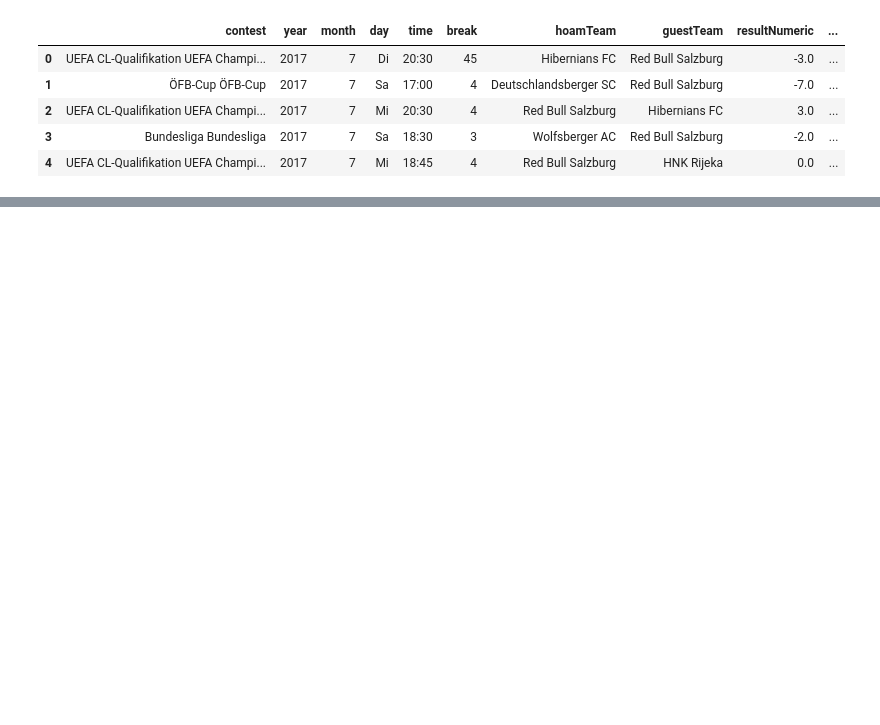
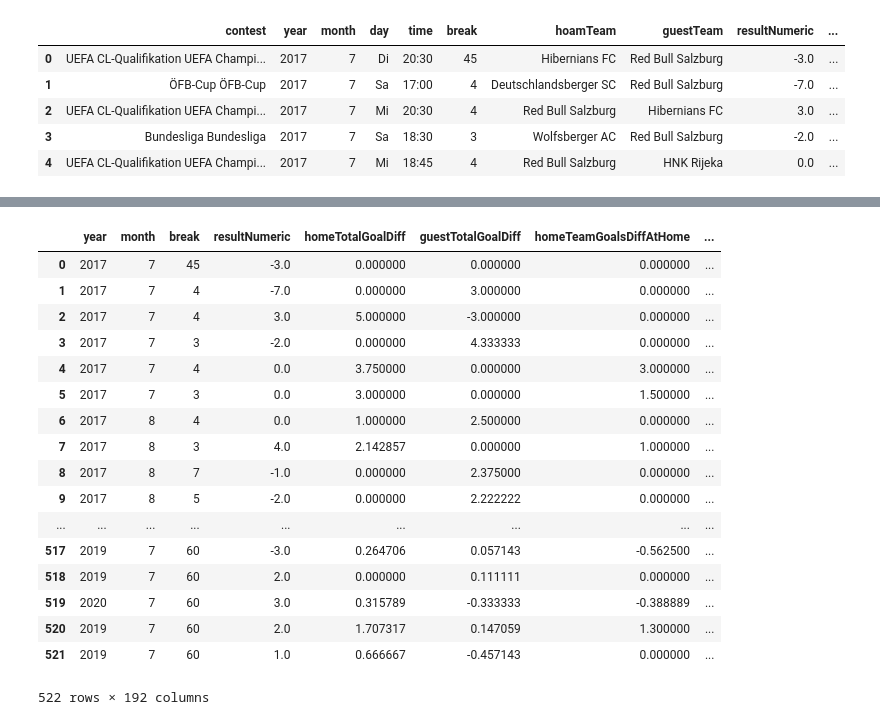
Before and after one commit to thomashon/football-prediction, a Jupyter notebook: test-jupyter.ipynb, the cells around one changed output, grey strips where cells are left out. Drawn from its saved outputs; the diff is of its cells as text; code cells hidden in the pictures; blank space fills up the shorter version.

```diff
--- a/test-jupyter.ipynb
+++ b/test-jupyter.ipynb
@@ -36,3 +50,24 @@ df.shape
+# %%
+df
+# %% [output]
+|  | year | month | break | resultNumeric | homeTotalGoalDiff | guestTotalGoalDiff | homeTeamGoalsDiffAtHome | ... |
+| 0 | 2017 | 7 | 45 | -3.0 | 0.000000 | 0.000000 | 0.000000 | ... |
+| 1 | 2017 | 7 | 4 | -7.0 | 0.000000 | 3.000000 | 0.000000 | ... |
+| 2 | 2017 | 7 | 4 | 3.0 | 5.000000 | -3.000000 | 0.000000 | ... |
+| 3 | 2017 | 7 | 3 | -2.0 | 0.000000 | 4.333333 | 0.000000 | ... |
+| 4 | 2017 | 7 | 4 | 0.0 | 3.750000 | 0.000000 | 3.000000 | ... |
+| 5 | 2017 | 7 | 3 | 0.0 | 3.000000 | 0.000000 | 1.500000 | ... |
+| 6 | 2017 | 8 | 4 | 0.0 | 1.000000 | 2.500000 | 0.000000 | ... |
+| 7 | 2017 | 8 | 3 | 4.0 | 2.142857 | 0.000000 | 1.000000 | ... |
+| 8 | 2017 | 8 | 7 | -1.0 | 0.000000 | 2.375000 | 0.000000 | ... |
+| 9 | 2017 | 8 | 5 | -2.0 | 0.000000 | 2.222222 | 0.000000 | ... |
+| ... | ... | ... | ... | ... | ... | ... | ... | ... |
+| 517 | 2019 | 7 | 60 | -3.0 | 0.264706 | 0.057143 | -0.562500 | ... |
+| 518 | 2019 | 7 | 60 | 2.0 | 0.000000 | 0.111111 | 0.000000 | ... |
+| 519 | 2020 | 7 | 60 | 3.0 | 0.315789 | -0.333333 | -0.388889 | ... |
+| 520 | 2019 | 7 | 60 | 2.0 | 1.707317 | 0.147059 | 1.300000 | ... |
+| 521 | 2019 | 7 | 60 | 1.0 | 0.666667 | -0.457143 | 0.000000 | ... |
+522 rows × 192 columns
 # %%
 df.info()
 # %% [output]
```
Also changed, not shown: parts of 29 cells of this notebook, 1 other file.
